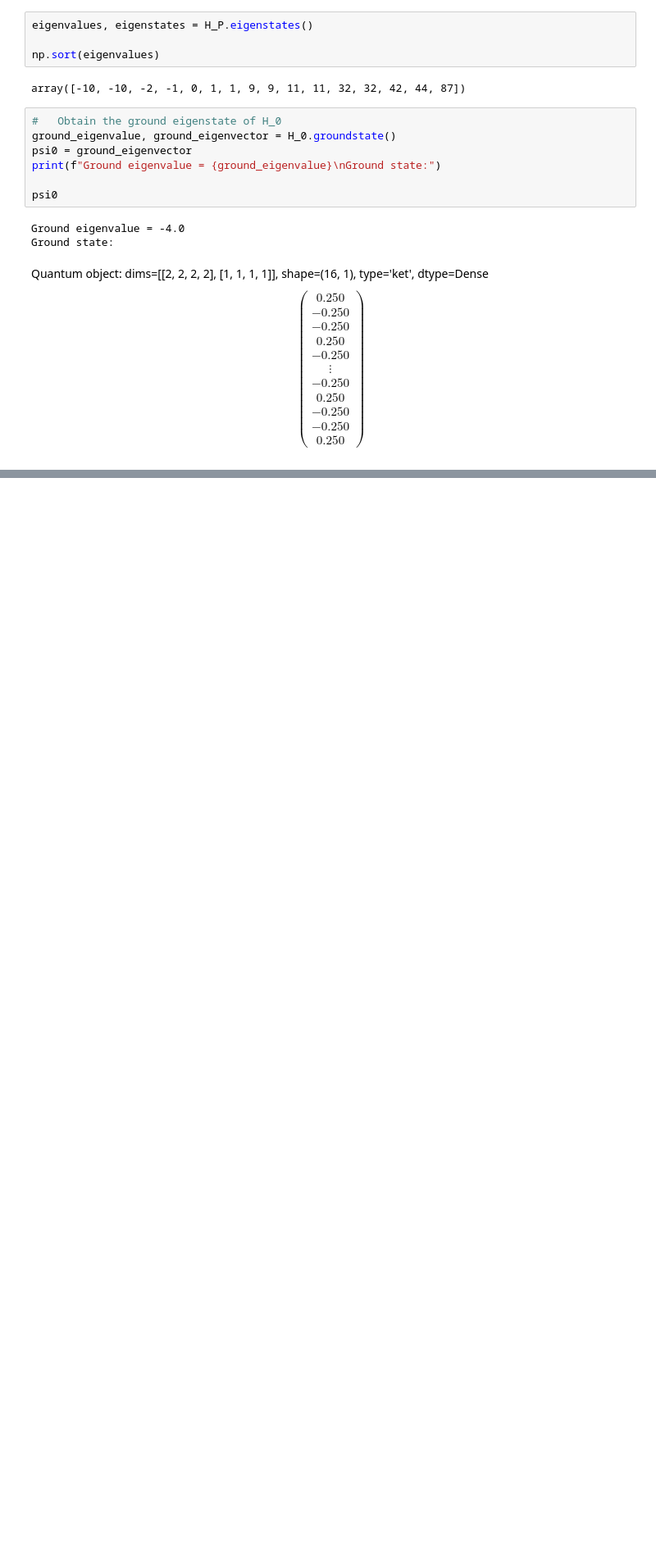
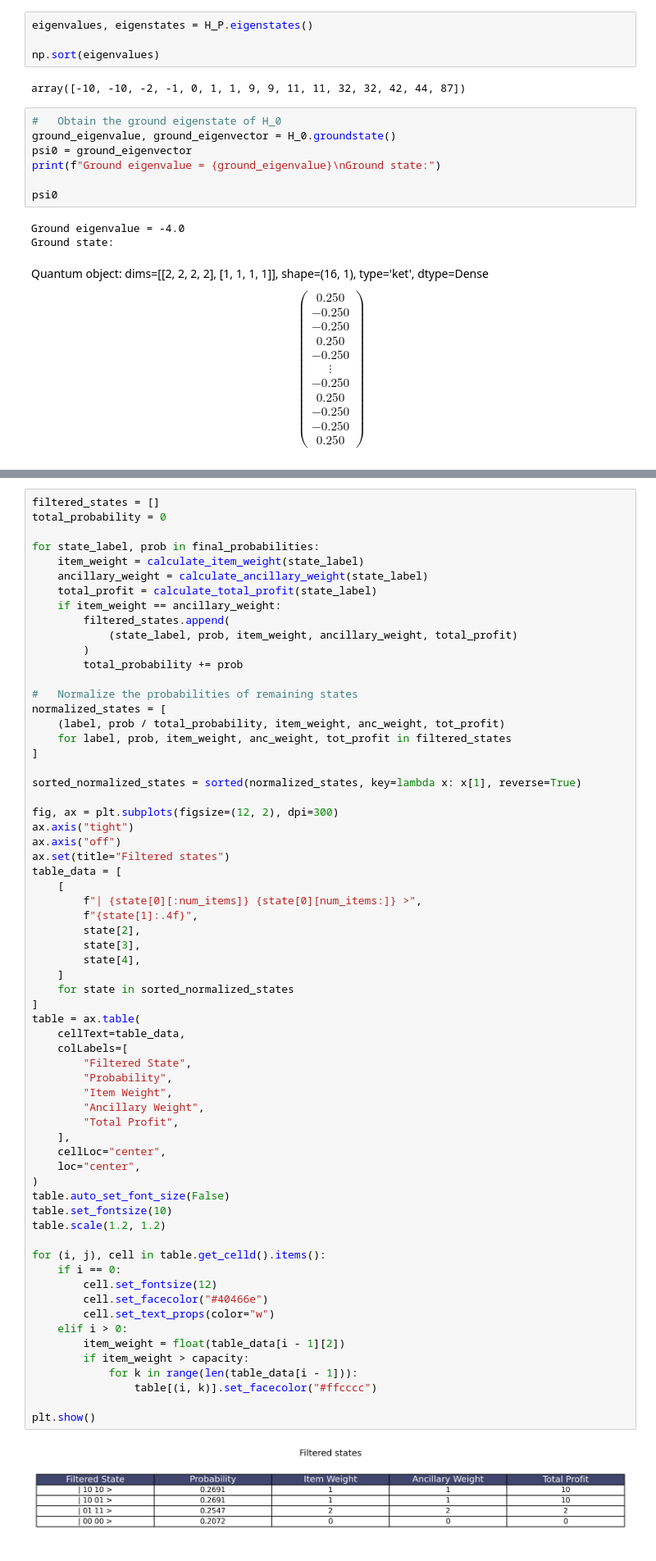
Before and after one commit to raw-asparagus/SP3172, a Jupyter notebook: Quantum Annealing/master.ipynb, the cells around one changed output, grey strips where cells are left out. Shown at 82% size. Cells and saved outputs as stored; diff of their text form; blank space fills up the shorter version.

```diff
--- a/Quantum Annealing/master.ipynb
+++ b/Quantum Annealing/master.ipynb
@@ -229 +284,67 @@ plt.show()
+# %%
+filtered_states = []
+total_probability = 0
+
+for state_label, prob in final_probabilities:
+    item_weight = calculate_item_weight(state_label)
+    ancillary_weight = calculate_ancillary_weight(state_label)
+    total_profit = calculate_total_profit(state_label)
+    if item_weight == ancillary_weight:
+        filtered_states.append(
+            (state_label, prob, item_weight, ancillary_weight, total_profit)
+        )
+        total_probability += prob
+
+#   Normalize the probabilities of remaining states
+normalized_states = [
+    (label, prob / total_probability, item_weight, anc_weight, tot_profit)
+    for label, prob, item_weight, anc_weight, tot_profit in filtered_states
+]
+
+sorted_normalized_states = sorted(normalized_states, key=lambda x: x[1], reverse=True)
+
+fig, ax = plt.subplots(figsize=(12, 2), dpi=300)
+ax.axis("tight")
+ax.axis("off")
+ax.set(title="Filtered states")
+table_data = [
+    [
+        f"| {state[0][:num_items]} {state[0][num_items:]} >",
+        f"{state[1]:.4f}",
+        state[2],
+        state[3],
+        state[4],
+    ]
+    for state in sorted_normalized_states
+]
+table = ax.table(
+    cellText=table_data,
+    colLabels=[
+        "Filtered State",
+        "Probability",
+        "Item Weight",
+        "Ancillary Weight",
+        "Total Profit",
+    ],
+    cellLoc="center",
+    loc="center",
+)
+table.auto_set_font_size(False)
+table.set_fontsize(10)
+table.scale(1.2, 1.2)
+
+for (i, j), cell in table.get_celld().items():
+    if i == 0:
+        cell.set_fontsize(12)
+        cell.set_facecolor("#40466e")
+        cell.set_text_props(color="w")
+    elif i > 0:
+        item_weight = float(table_data[i - 1][2])
+        if item_weight > capacity:
+            for k in range(len(table_data[i - 1])):
+                table[(i, k)].set_facecolor("#ffcccc")
+
+plt.show()
+# %% [output]
+[figure, added]
 # %%
```
Also changed, not shown: parts of 16 cells of this notebook, 1 other file.
